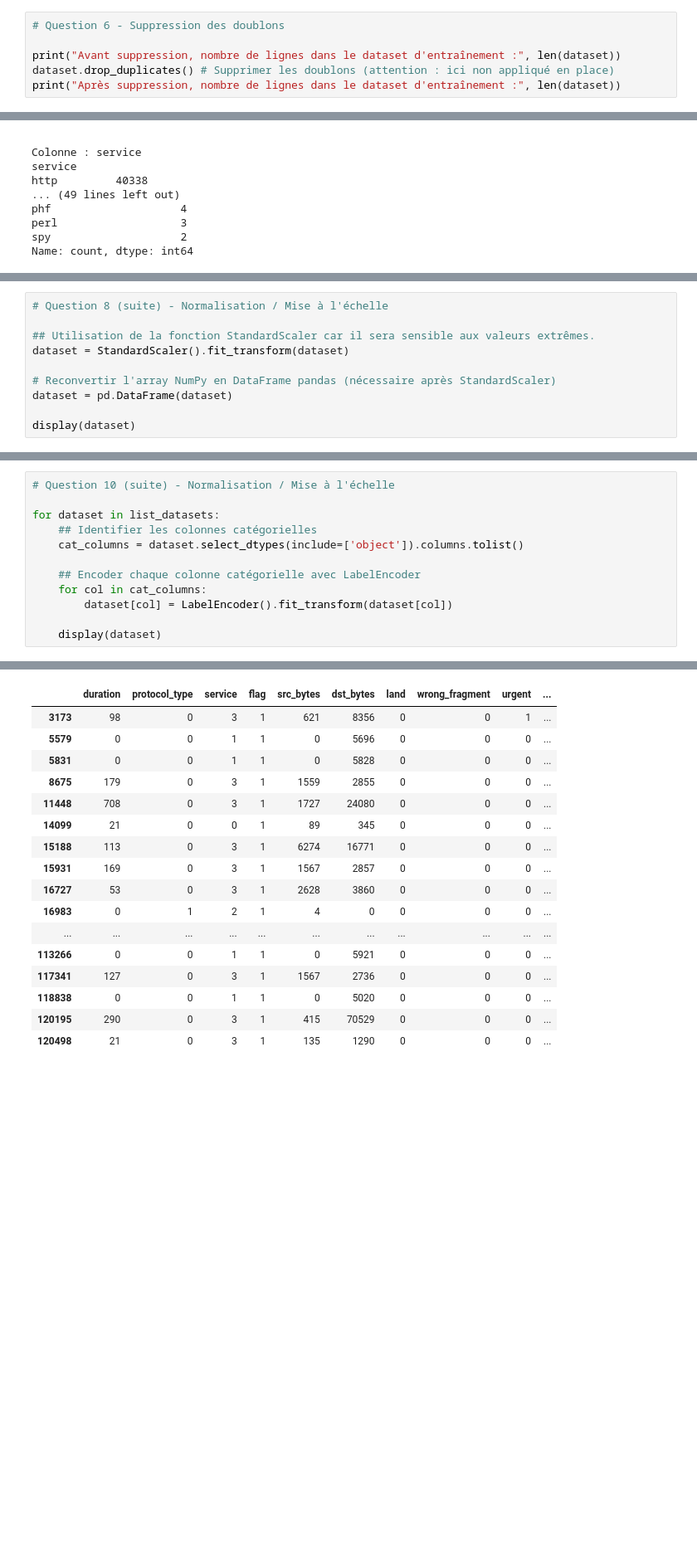
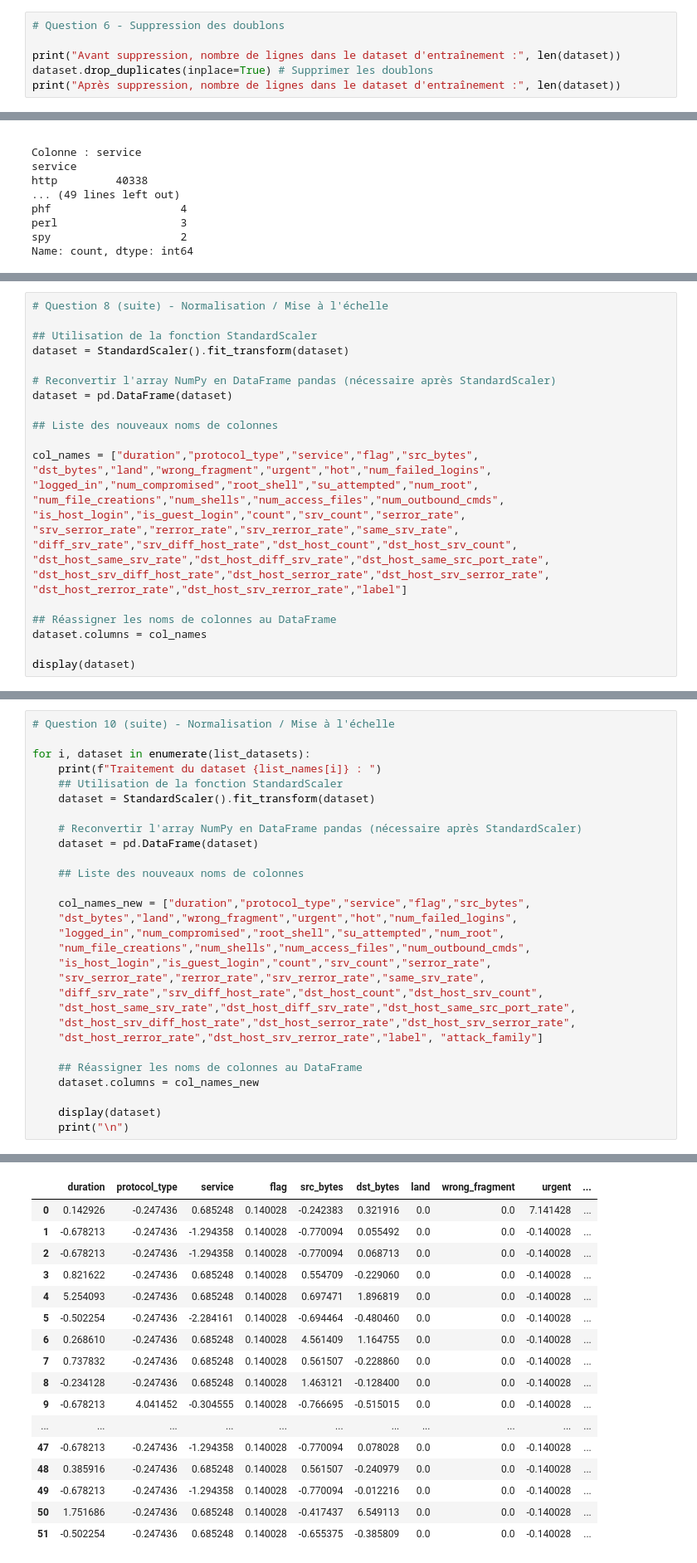
Before and after one commit to gogo25171/Projet1_Pretraitement, a Jupyter notebook: Projet1_Pretraitement_ClementGauthier.ipynb, the cells around one changed output, grey strips where cells are left out. Shown at 83% size. Saved outputs shown, nothing was run; the diff lists cells and outputs as text; blank space fills up the shorter version.

```diff
--- a/Projet1_Pretraitement_ClementGauthier.ipynb
+++ b/Projet1_Pretraitement_ClementGauthier.ipynb
@@ -111,7 +114,7 @@ Nombre total de lignes dupliquées dans le dataset d'entraînement : 0
 # Question 6 - Suppression des doublons
 
 print("Avant suppression, nombre de lignes dans le dataset d'entraînement :", len(dataset))
-dataset.drop_duplicates() # Supprimer les doublons (attention : ici non appliqué en place)
+dataset.drop_duplicates(inplace=True) # Supprimer les doublons
 print("Après suppression, nombre de lignes dans le dataset d'entraînement :", len(dataset))
 # %% [output]
 Avant suppression, nombre de lignes dans le dataset d'entraînement : 125973
@@ -254,11 +255,27 @@ plt.show()
 # %%
 # Question 8 (suite) - Normalisation / Mise à l'échelle
 
-## Utilisation de la fonction StandardScaler car il sera sensible aux valeurs extrêmes.
+## Utilisation de la fonction StandardScaler
 dataset = StandardScaler().fit_transform(dataset)
 
 # Reconvertir l'array NumPy en DataFrame pandas (nécessaire après StandardScaler)
 dataset = pd.DataFrame(dataset)
 
+## Liste des nouveaux noms de colonnes
+
+col_names = ["duration","protocol_type","service","flag","src_bytes",
+"dst_bytes","land","wrong_fragment","urgent","hot","num_failed_logins",
+"logged_in","num_compromised","root_shell","su_attempted","num_root",
+"num_file_creations","num_shells","num_access_files","num_outbound_cmds",
+"is_host_login","is_guest_login","count","srv_count","serror_rate",
+"srv_serror_rate","rerror_rate","srv_rerror_rate","same_srv_rate",
+"diff_srv_rate","srv_diff_host_rate","dst_host_count","dst_host_srv_count",
+"dst_host_same_srv_rate","dst_host_diff_srv_rate","dst_host_same_src_port_rate",
+"dst_host_srv_diff_host_rate","dst_host_serror_rate","dst_host_srv_serror_rate",
+"dst_host_rerror_rate","dst_host_srv_rerror_rate","label"]
+
+## Réassigner les noms de colonnes au DataFrame
+dataset.columns = col_names
+
 display(dataset)
 # %% [output]
@@ -610,13 +570,30 @@ See the caveats in the documentation: https://pandas.pydata.org/pandas-docs/stab
 # %%
 # Question 10 (suite) - Normalisation / Mise à l'échelle
 
-for dataset in list_datasets:
-    ## Identifier les colonnes catégorielles
-    cat_columns = dataset.select_dtypes(include=['object']).columns.tolist()
+for i, dataset in enumerate(list_datasets):
+    print(f"Traitement du dataset {list_names[i]} : ")
+    ## Utilisation de la fonction StandardScaler
+    dataset = StandardScaler().fit_transform(dataset)
 
-    ## Encoder chaque colonne catégorielle avec LabelEncoder
-    for col in cat_columns:
-        dataset[col] = LabelEncoder().fit_transform(dataset[col])
+    # Reconvertir l'array NumPy en DataFrame pandas (nécessaire après StandardScaler)
+    dataset = pd.DataFrame(dataset)
+
+    ## Liste des nouveaux noms de colonnes
+
+    col_names_new = ["duration","protocol_type","service","flag","src_bytes",
+    "dst_bytes","land","wrong_fragment","urgent","hot","num_failed_logins",
+    "logged_in","num_compromised","root_shell","su_attempted","num_root",
+    "num_file_creations","num_shells","num_access_files","num_outbound_cmds",
+    "is_host_login","is_guest_login","count","srv_count","serror_rate",
+    "srv_serror_rate","rerror_rate","srv_rerror_rate","same_srv_rate",
+    "diff_srv_rate","srv_diff_host_rate","dst_host_count","dst_host_srv_count",
+    "dst_host_same_srv_rate","dst_host_diff_srv_rate","dst_host_same_src_port_rate",
+    "dst_host_srv_diff_host_rate","dst_host_serror_rate","dst_host_srv_serror_rate",
+    "dst_host_rerror_rate","dst_host_srv_rerror_rate","label", "attack_family"]
+
+    ## Réassigner les noms de colonnes au DataFrame
+    dataset.columns = col_names_new
 
     display(dataset)
+    print("\n")
 # %% [output]
@@ -662,17 +643,17 @@ for dataset in list_datasets:
 |  | duration | protocol_type | service | flag | src_bytes | dst_bytes | land | wrong_fragment | urgent | ... |
-| 3173 | 98 | 0 | 3 | 1 | 621 | 8356 | 0 | 0 | 1 | ... |
-| 5579 | 0 | 0 | 1 | 1 | 0 | 5696 | 0 | 0 | 0 | ... |
-| 5831 | 0 | 0 | 1 | 1 | 0 | 5828 | 0 | 0 | 0 | ... |
-| 8675 | 179 | 0 | 3 | 1 | 1559 | 2855 | 0 | 0 | 0 | ... |
-| 11448 | 708 | 0 | 3 | 1 | 1727 | 24080 | 0 | 0 | 0 | ... |
-| 14099 | 21 | 0 | 0 | 1 | 89 | 345 | 0 | 0 | 0 | ... |
-| 15188 | 113 | 0 | 3 | 1 | 6274 | 16771 | 0 | 0 | 0 | ... |
-| 15931 | 169 | 0 | 3 | 1 | 1567 | 2857 | 0 | 0 | 0 | ... |
-| 16727 | 53 | 0 | 3 | 1 | 2628 | 3860 | 0 | 0 | 0 | ... |
-| 16983 | 0 | 1 | 2 | 1 | 4 | 0 | 0 | 0 | 0 | ... |
+| 0 | 0.142926 | -0.247436 | 0.685248 | 0.140028 | -0.242383 | 0.321916 | 0.0 | 0.0 | 7.141428 | ... |
+| 1 | -0.678213 | -0.247436 | -1.294358 | 0.140028 | -0.770094 | 0.055492 | 0.0 | 0.0 | -0.140028 | ... |
+| 2 | -0.678213 | -0.247436 | -1.294358 | 0.140028 | -0.770094 | 0.068713 | 0.0 | 0.0 | -0.140028 | ... |
+| 3 | 0.821622 | -0.247436 | 0.685248 | 0.140028 | 0.554709 | -0.229060 | 0.0 | 0.0 | -0.140028 | ... |
+| 4 | 5.254093 | -0.247436 | 0.685248 | 0.140028 | 0.697471 | 1.896819 | 0.0 | 0.0 | -0.140028 | ... |
+| 5 | -0.502254 | -0.247436 | -2.284161 | 0.140028 | -0.694464 | -0.480460 | 0.0 | 0.0 | -0.140028 | ... |
+| 6 | 0.268610 | -0.247436 | 0.685248 | 0.140028 | 4.561409 | 1.164755 | 0.0 | 0.0 | -0.140028 | ... |
+| 7 | 0.737832 | -0.247436 | 0.685248 | 0.140028 | 0.561507 | -0.228860 | 0.0 | 0.0 | -0.140028 | ... |
+| 8 | -0.234128 | -0.247436 | 0.685248 | 0.140028 | 1.463121 | -0.128400 | 0.0 | 0.0 | -0.140028 | ... |
+| 9 | -0.678213 | 4.041452 | -0.304555 | 0.140028 | -0.766695 | -0.515015 | 0.0 | 0.0 | -0.140028 | ... |
 | ... | ... | ... | ... | ... | ... | ... | ... | ... | ... | ... |
-| 113266 | 0 | 0 | 1 | 1 | 0 | 5921 | 0 | 0 | 0 | ... |
-| 117341 | 127 | 0 | 3 | 1 | 1567 | 2736 | 0 | 0 | 0 | ... |
-| 118838 | 0 | 0 | 1 | 1 | 0 | 5020 | 0 | 0 | 0 | ... |
-| 120195 | 290 | 0 | 3 | 1 | 415 | 70529 | 0 | 0 | 0 | ... |
-| 120498 | 21 | 0 | 3 | 1 | 135 | 1290 | 0 | 0 | 0 | ... |
+| 47 | -0.678213 | -0.247436 | -1.294358 | 0.140028 | -0.770094 | 0.078028 | 0.0 | 0.0 | -0.140028 | ... |
+| 48 | 0.385916 | -0.247436 | 0.685248 | 0.140028 | 0.561507 | -0.240979 | 0.0 | 0.0 | -0.140028 | ... |
+| 49 | -0.678213 | -0.247436 | -1.294358 | 0.140028 | -0.770094 | -0.012216 | 0.0 | 0.0 | -0.140028 | ... |
+| 50 | 1.751686 | -0.247436 | 0.685248 | 0.140028 | -0.417437 | 6.549113 | 0.0 | 0.0 | -0.140028 | ... |
+| 51 | -0.502254 | -0.247436 | 0.685248 | 0.140028 | -0.655375 | -0.385809 | 0.0 | 0.0 | -0.140028 | ... |
```
Also changed, not shown: parts of 11 cells of this notebook, 4 other files.
